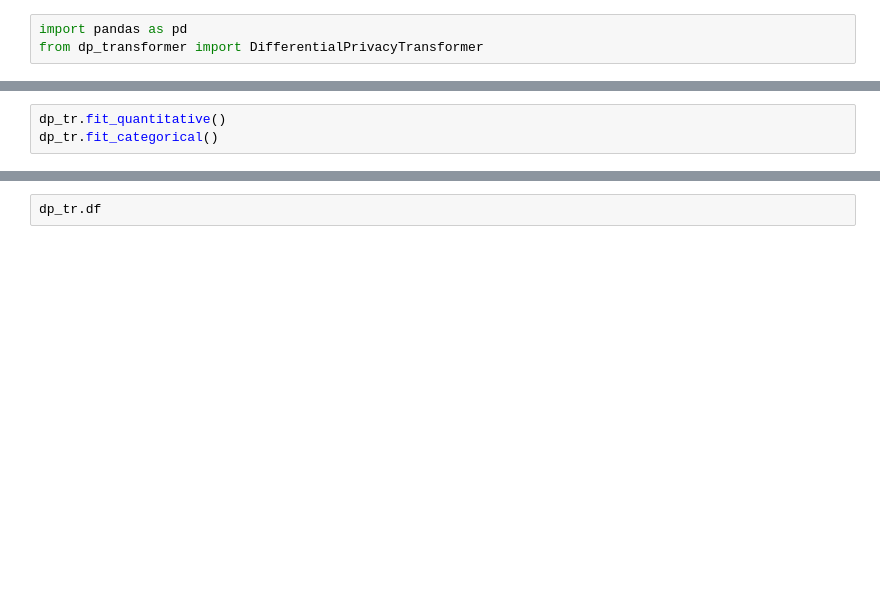
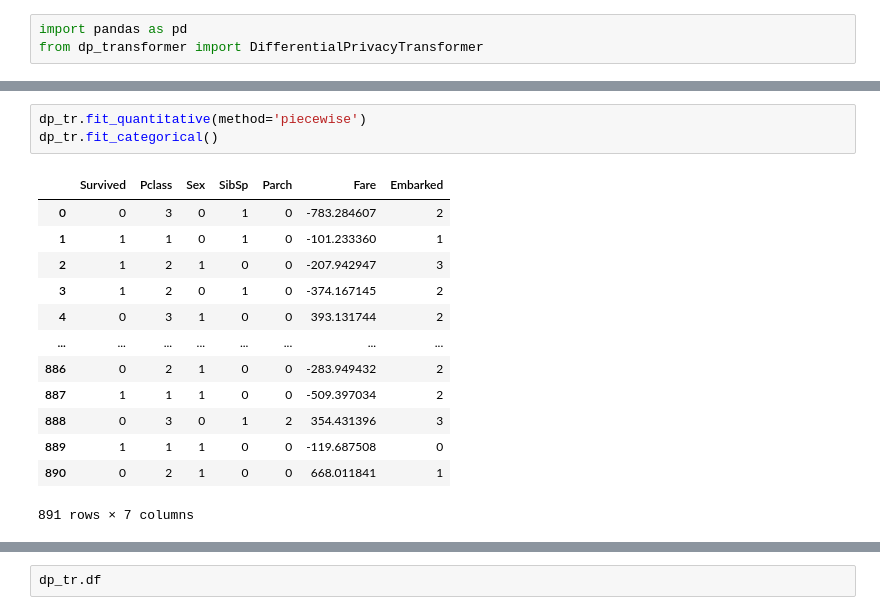
Before and after one commit to davidsmoreno/DifPrivHealthCostPredict, a Jupyter notebook: python_class/Titanic_class.ipynb, the cells around one changed output, grey strips where cells are left out. Cells and saved outputs as stored; diff of their text form; blank space fills up the shorter version.

```diff
--- a/python_class/Titanic_class.ipynb
+++ b/python_class/Titanic_class.ipynb
@@ -11,8 +27,22 @@ dp_tr
 # %% [output]
 <dp_transformer.DifferentialPrivacyTransformer at 0x...>
 # %%
-dp_tr.fit_quantitative()
+dp_tr.fit_quantitative(method='piecewise')
 dp_tr.fit_categorical()
+# %% [output]
+|  | Survived | Pclass | Sex | SibSp | Parch | Fare | Embarked |
+| 0 | 0 | 3 | 0 | 1 | 0 | -783.284607 | 2 |
+| 1 | 1 | 1 | 0 | 1 | 0 | -101.233360 | 1 |
+| 2 | 1 | 2 | 1 | 0 | 0 | -207.942947 | 3 |
+| 3 | 1 | 2 | 0 | 1 | 0 | -374.167145 | 2 |
+| 4 | 0 | 3 | 1 | 0 | 0 | 393.131744 | 2 |
+| ... | ... | ... | ... | ... | ... | ... | ... |
+| 886 | 0 | 2 | 1 | 0 | 0 | -283.949432 | 2 |
+| 887 | 1 | 1 | 1 | 0 | 0 | -509.397034 | 2 |
+| 888 | 0 | 3 | 0 | 1 | 2 | 354.431396 | 3 |
+| 889 | 1 | 1 | 1 | 0 | 0 | -119.687508 | 0 |
+| 890 | 0 | 2 | 1 | 0 | 0 | 668.011841 | 1 |
+891 rows × 7 columns
 # %%
 dp_tr.df_transformed
 # %% [output]
```
Also changed, not shown: parts of 6 cells of this notebook, 2 other files.
